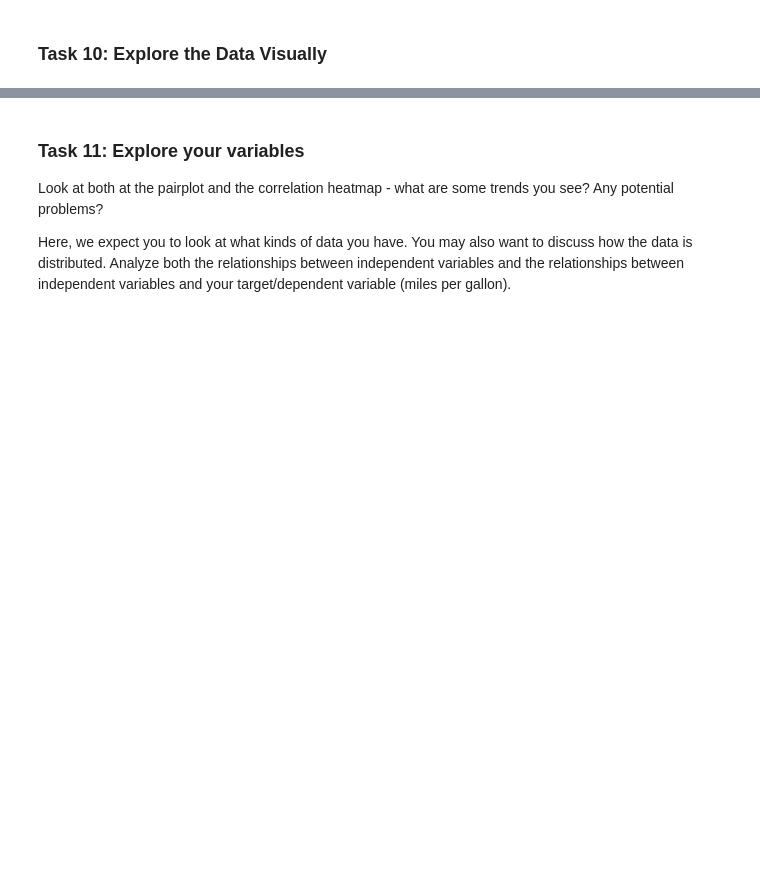
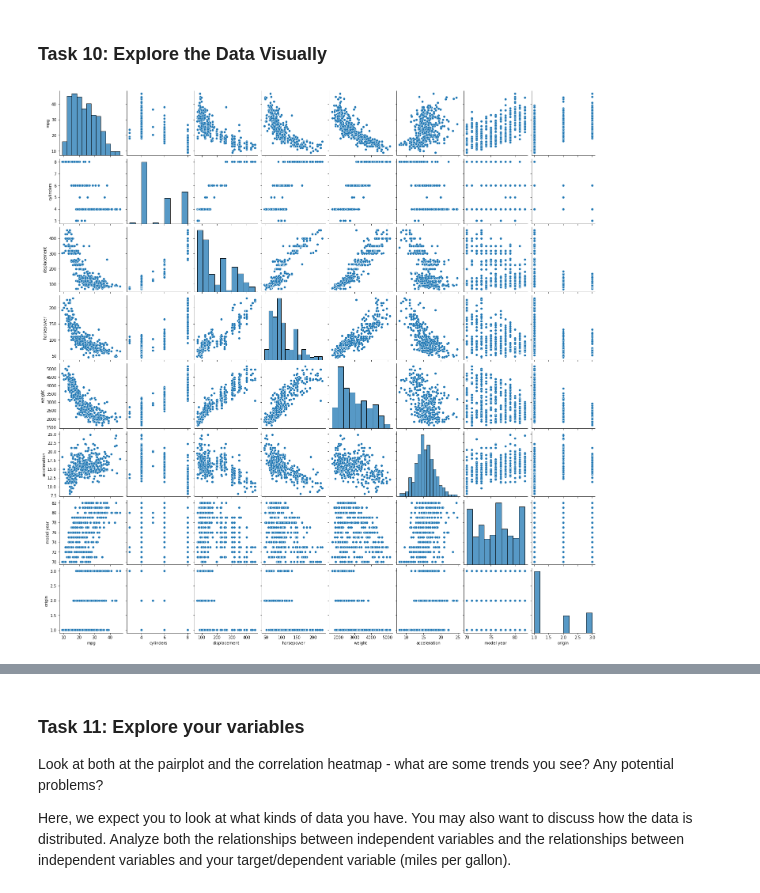
Before and after one commit to dermothethird/DS-Live-091922, a Jupyter notebook: Phase2/P2-Code-Challenge-Review.ipynb, the cells around one changed output, grey strips where cells are left out. Cells and saved outputs as stored; diff of their text form; code cells hidden in the pictures; blank space fills up the shorter version.

```diff
--- a/Phase2/P2-Code-Challenge-Review.ipynb
+++ b/Phase2/P2-Code-Challenge-Review.ipynb
@@ -81,6 +97,6 @@ import matplotlib.pyplot as plt
 # %%
 # Import the auto-mpg csv from the data folder
-df = pd.read_csv('.data/auto-mpg')
+df = pd.read_csv('./data/auto-mpg.csv')
 # %%
 # Check the head of our data
 df.head()
@@ -216,5 +289,9 @@ import seaborn as sns
 # %%
 # Make a pairplot using seaborn to examine the relationships between variables
 # Note - do this on the whole dataframe, not just independent variables
+sns.pairplot(df)
+plt.show()
+# %% [output]
+[figure, added]
 # %%
 # Create a correlation heatmap as well, with seaborn plus the 'corr' function
```
Also changed, not shown: parts of 30 cells of this notebook, 2 other files.
